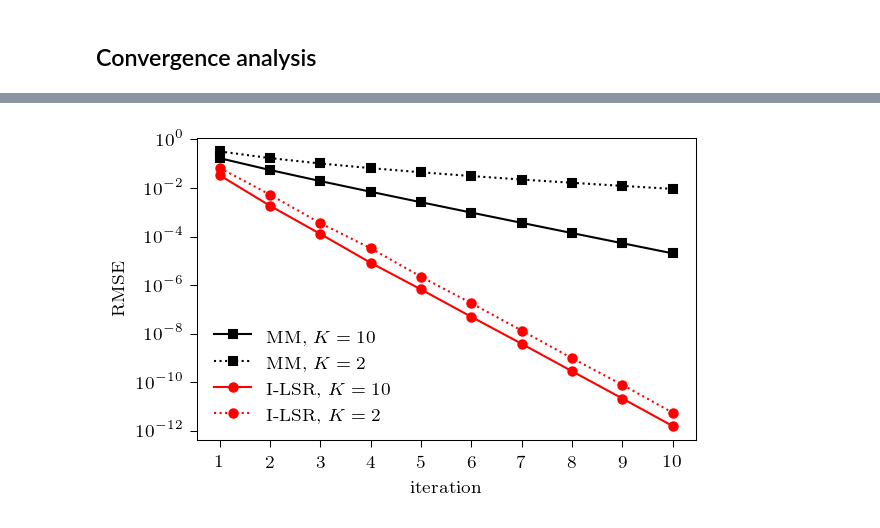
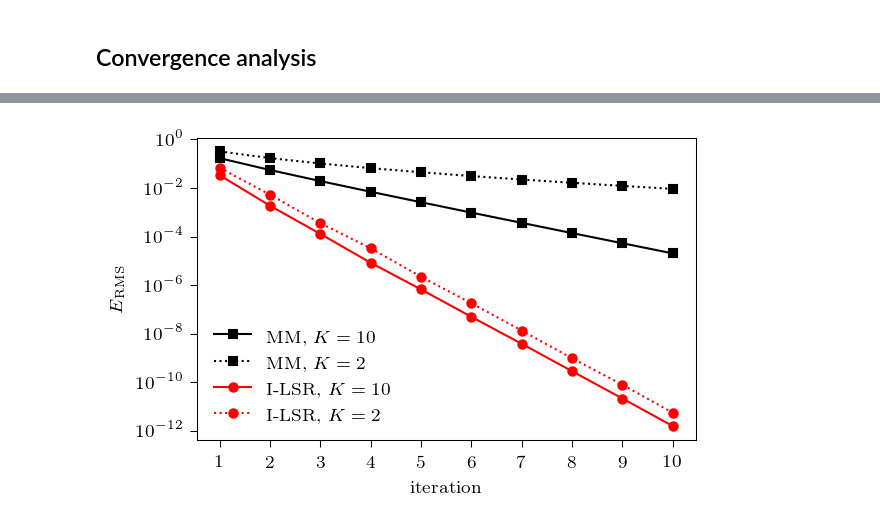
Before and after one commit to lucasmaystre/phd-thesis, a Jupyter notebook: notebooks/02-fastinference/fig-convergence.ipynb, the cells around one changed output, grey strips where cells are left out. Drawn from its saved outputs; the diff is of its cells as text; code cells hidden in the pictures.

```diff
--- a/notebooks/02-fastinference/fig-convergence.ipynb
+++ b/notebooks/02-fastinference/fig-convergence.ipynb
@@ -109,22 +109,22 @@ Wall time: 8.14 s
 # %%
 fig, ax = plt.subplots(figsize=(4.25, 2.75))
 xs = np.arange(1, n_iters+1)
 
 ax.semilogy(xs, res["MM-rk"], label="MM, $K=10$",
         color="black", marker="s")
 ax.semilogy(xs, res["MM-pw"], label="MM, $K=2$",
         color="black", marker="s", ls=":")
 ax.semilogy(xs, res["I-LSR-rk"], label="I-LSR, $K=10$",
         color="red", marker="o")
 ax.semilogy(xs, res["I-LSR-pw"], label="I-LSR, $K=2$",
         color="red", marker="o", ls=":")
 
 ax.legend()
 ax.set_xlabel("iteration")
-ax.set_ylabel("RMSE")
+ax.set_ylabel(r"$E$\textsubscript{RMS}")
 ax.set_xticks(xs)
 ax.set_yticks([1e0, 1e-2, 1e-4, 1e-6, 1e-8, 1e-10, 1e-12])
 
 fig.savefig("convergence.pdf")
 # %% [output]
-[figure, old version]
+[figure, new version]
```
Also changed, not shown: parts of 1 cell of this notebook, 10 other files.
